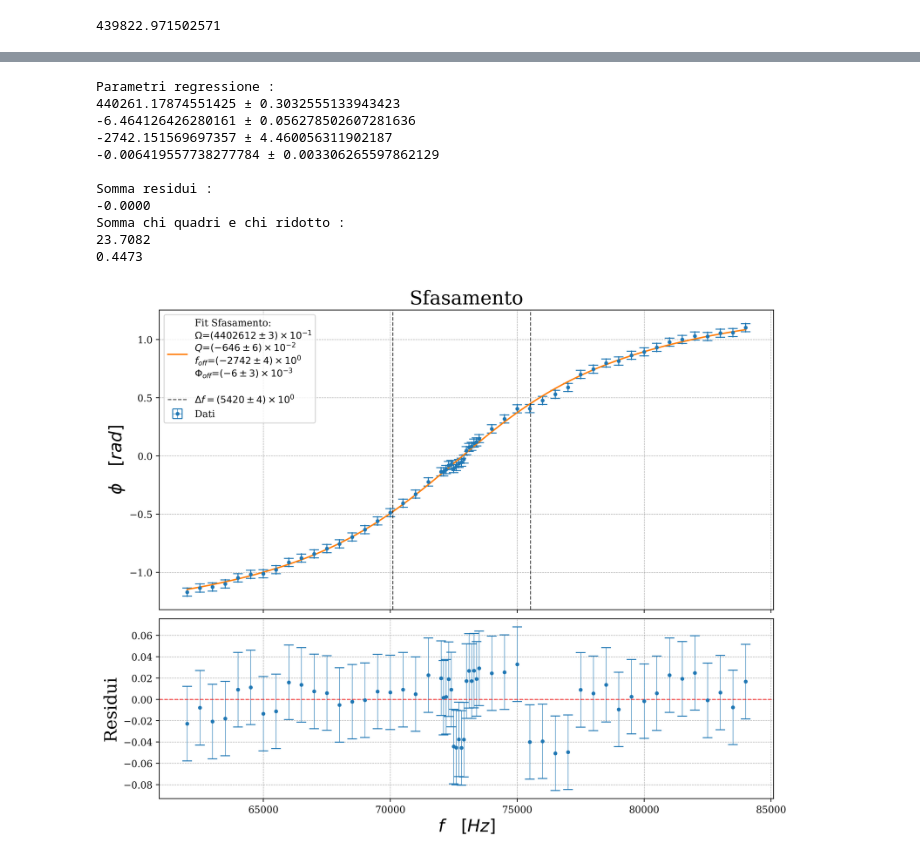
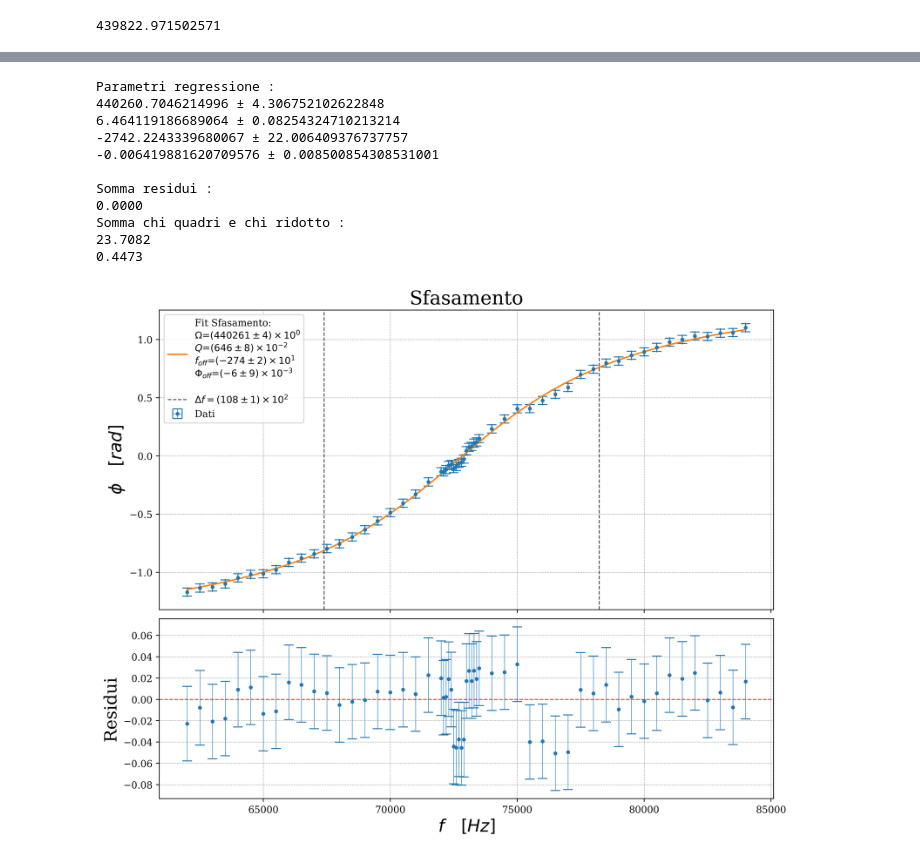
Before and after one commit to nichettg/Codici, a Jupyter notebook: 7. RLC Dominio Frequenza con Vin/sfasamento.ipynb, the cells around one changed output, grey strips where cells are left out. Cells and saved outputs as stored; diff of their text form; code cells hidden in the pictures.

```diff
--- a/7. RLC Dominio Frequenza con Vin/sfasamento.ipynb
+++ b/7. RLC Dominio Frequenza con Vin/sfasamento.ipynb
@@ -30,7 +30,7 @@ def modello(par, f): # Capi di R
     omega = 2 * np.pi * (f + x_off)
     #omega = f + x_off
     return np.arctan(
-        Q * ((Omega / omega) - (omega / Omega))
+        -Q * ((Omega / omega) - (omega / Omega))
     ) + y_off
 
 param_labels = ["\\Omega", "Q", "f_{off}", "\\Phi_{off}"]
@@ -50,13 +50,13 @@ analisi, fig = analizza("sfasamento", modello, param_labels, beta0, legenda_bbox
 print(analisi)
 # %% [output]
 Parametri regressione :
-440261.17874551425 ± 0.3032555133943423
--6.464126426280161 ± 0.056278502607281636
--2742.151569697357 ± 4.460056311902187
--0.006419557738277784 ± 0.003306265597862129
+440260.7046214996 ± 4.306752102622848
+6.464119186689064 ± 0.08254324710213214
+-2742.2243339680067 ± 22.006409376737757
+-0.006419881620709576 ± 0.008500854308531001
 
 Somma residui :
--0.0000
+0.0000
 Somma chi quadri e chi ridotto :
 23.7082
 0.4473
@@ -71,31 +71,31 @@ let.esporta_pickle(parametri, "sfasamento.pkl")
 # %%
 delta = par[0] / (2*par[1])
 sdelta = delta * np.sqrt( (spar[0]/par[0])**2 + (spar[1]/par[1])**2)
 f0 = par[0] / (2*np.pi) - par[2]
 
 # Larghezza di banda in Hz
-bandwidth = abs(delta / (2 * np.pi))
+bandwidth = abs(( 2 * delta ) / (2 * np.pi))
 
 (ax1, ax2) = fig.axes
 
 ax1.axvline(
     f0 + bandwidth/2,
     **gf.line_params,
     color="black",
     ls="--"
 )
 ax1.axvline(
     f0 - bandwidth/2,
     **gf.line_params,
     color="black",
     ls="--",
-    label=f"$\\Delta f = {gf.formatta_errore(bandwidth,spar[2])}$"
+    label=f"$\\Delta f = {gf.formatta_errore(bandwidth,( 2 * sdelta ) /(2*np.pi))}$"
 )
 
 ax1.legend(fontsize=10)
 
 let.salva_grafico(fig,"sfasamento/regressione.pdf")
 
 fig
 # %% [output]
-[figure, old version]
+[figure, new version]
```
Also changed, not shown: parts of 1 cell of this notebook, 22 other files.
